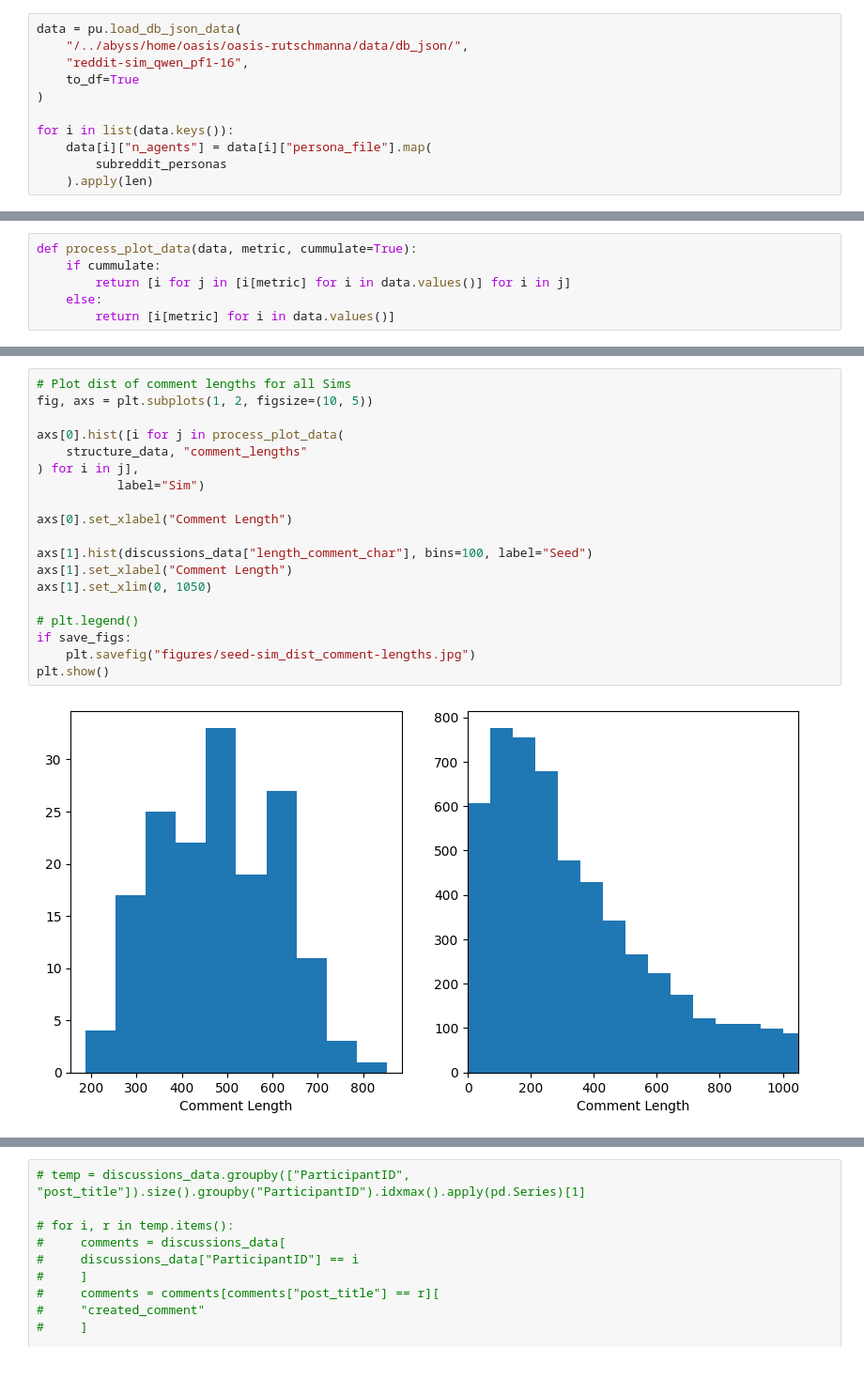
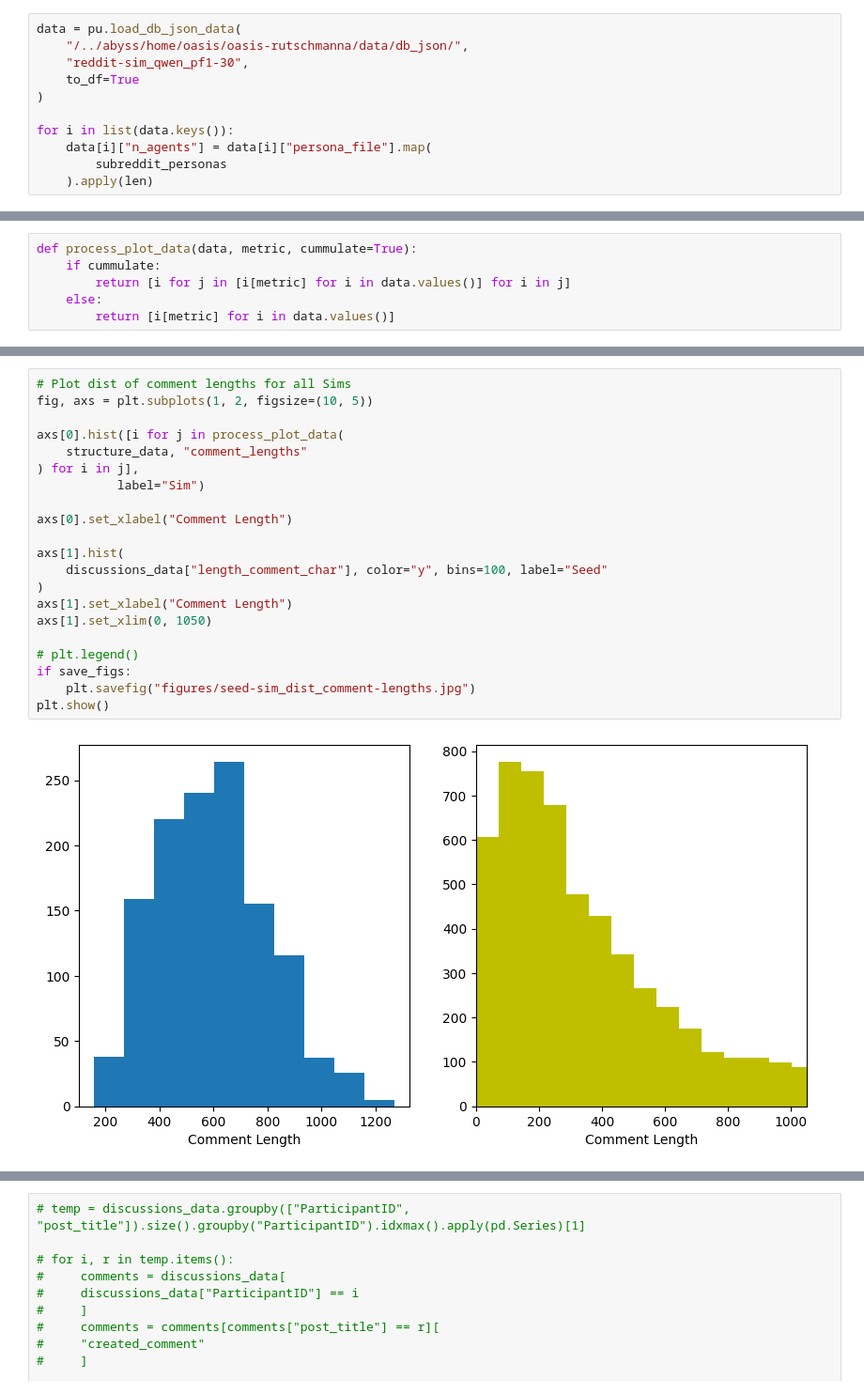
Before and after one commit to rutschmanna/oasis, a Jupyter notebook: scripts/01_replication-df.ipynb, the cells around one changed output, grey strips where cells are left out. Shown at 94% size. Drawn from its saved outputs; the diff is of its cells as text.

```diff
--- a/scripts/01_replication-df.ipynb
+++ b/scripts/01_replication-df.ipynb
@@ -73,7 +67,7 @@ pf6: 100
 # %%
 data = pu.load_db_json_data(
     "/../abyss/home/oasis/oasis-rutschmanna/data/db_json/",
-    "reddit-sim_qwen_pf1-16",
+    "reddit-sim_qwen_pf1-30",
     to_df=True
 )
 
@@ -250,24 +242,26 @@ plt.show()
 # %%
 # Plot dist of comment lengths for all Sims
 fig, axs = plt.subplots(1, 2, figsize=(10, 5))
 
 axs[0].hist([i for j in process_plot_data(
     structure_data, "comment_lengths"
 ) for i in j],
            label="Sim")
 
 axs[0].set_xlabel("Comment Length")
 
-axs[1].hist(discussions_data["length_comment_char"], bins=100, label="Seed")
+axs[1].hist(
+    discussions_data["length_comment_char"], color="y", bins=100, label="Seed"
+)
 axs[1].set_xlabel("Comment Length")
 axs[1].set_xlim(0, 1050)
 
 # plt.legend()
 if save_figs:
     plt.savefig("figures/seed-sim_dist_comment-lengths.jpg")
 plt.show()
 # %% [output]
-[figure, old version]
+[figure, new version]
 # %%
 # Plot dist of comment lengths for all Sims
 fig, axs = plt.subplots(2, 3, figsize=(10, 8))
```
Also changed, not shown: parts of 15 cells of this notebook, 4 other files.
